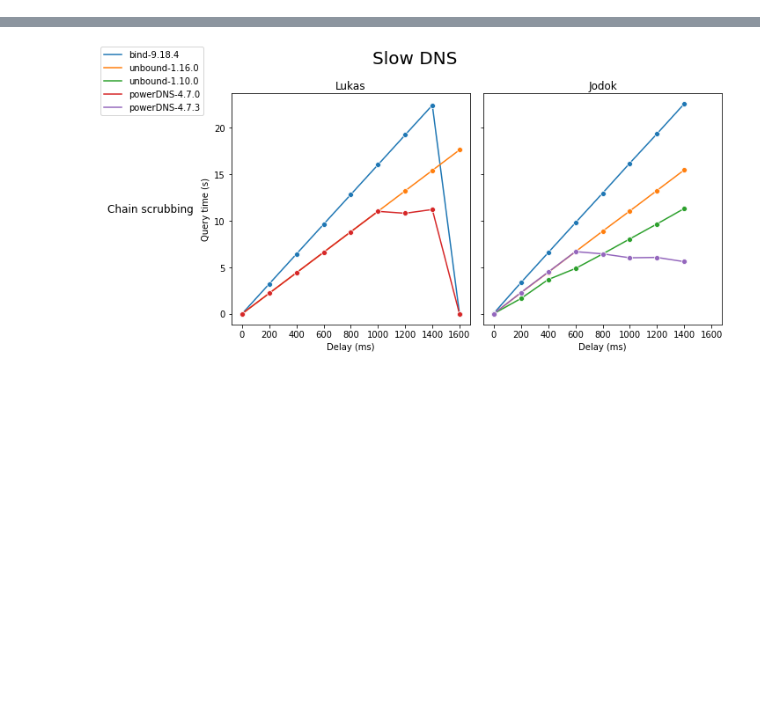
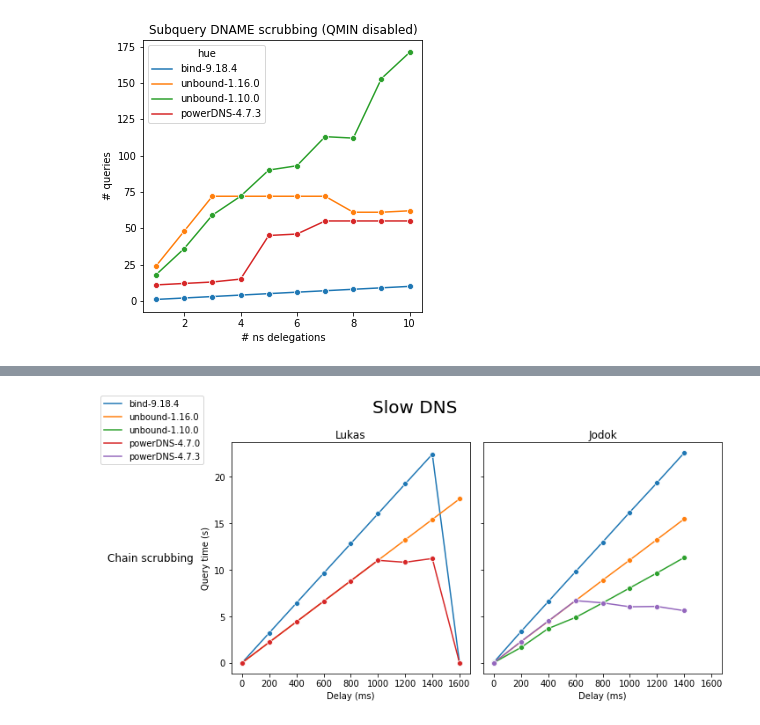
Before and after one commit to jaymoneyjay/dns-testbed, a Jupyter notebook: results/plotter.ipynb, the cells around one changed output, grey strips where cells are left out. Cells and saved outputs as stored; diff of their text form; code cells hidden in the pictures; blank space fills up the shorter version.

```diff
--- a/results/plotter.ipynb
+++ b/results/plotter.ipynb
@@ -84,0 +70,5 @@ generate_plot(df, "SlowDNS DNAME scrubbing", "# delay (ms)", "# query duration")
+# %%
+df = pd.read_csv("subquery+DNAME+scrubbing/data.csv")
+generate_plot(df, "Subquery DNAME scrubbing (QMIN disabled)", "# ns delegations", "# queries")
+# %% [output]
+[figure, added]
```
Also changed, not shown: parts of 13 cells of this notebook, 12 other files.
